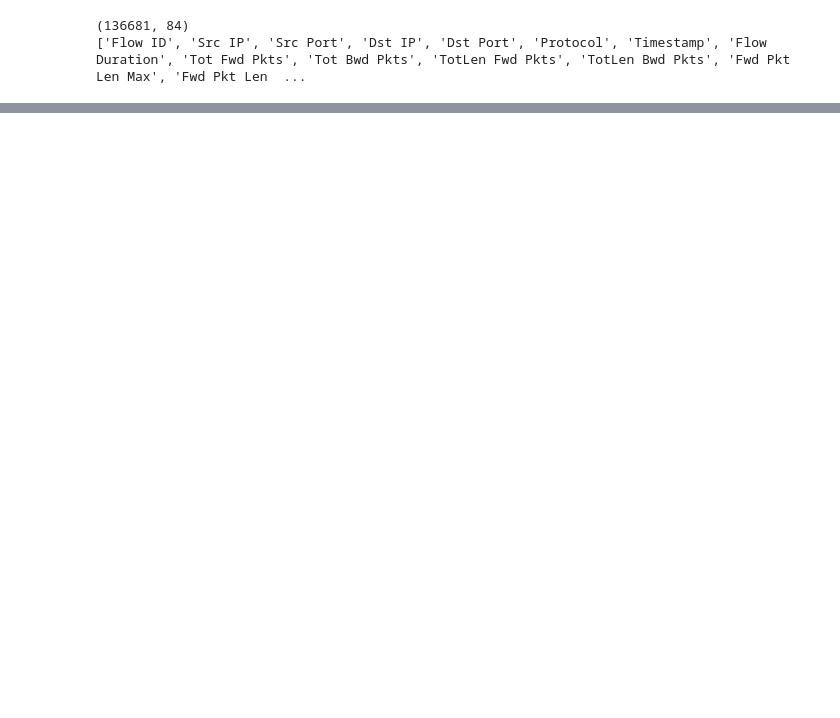
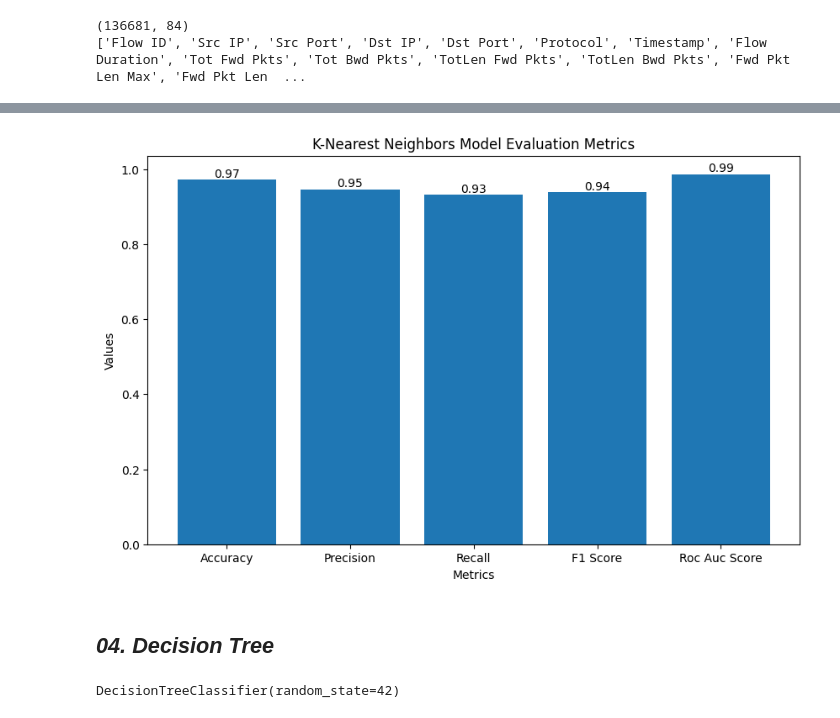
Before and after one commit to halimAhtasham/Network-_Intrusion_Detection---All_In_One, a Jupyter notebook: ROSIDS23_Testing_Multiple_Model.ipynb, the cells around one changed output, grey strips where cells are left out. Drawn from its saved outputs; the diff is of its cells as text; code cells hidden in the pictures; blank space fills up the shorter version.

```diff
--- a/ROSIDS23_Testing_Multiple_Model.ipynb
+++ b/ROSIDS23_Testing_Multiple_Model.ipynb
@@ -44,0 +457,4 @@ print(df.columns.tolist())
+# %%
+knn_pred = knn.predict(X_test_scaled)
+# %%
+knn_prob = knn.predict_proba(X_test_scaled)
@@ -44,0 +489,28 @@ print(df.columns.tolist())
+# %%
+plt.figure(figsize=(10,6))
+
+plt.title("K-Nearest Neighbors Model Evaluation Metrics")
+plt.xlabel("Metrics")
+plt.ylabel("Values")
+
+matrics = ["Accuracy", "Precision", "Recall", "F1 Score", "Roc Auc Score"]
+values = [
+    accuracy_score(y_test, knn_pred),
+    precision_score(y_test, knn_pred, average="macro"),
+    recall_score(y_test, knn_pred, average="macro"),
+    f1_score(y_test, knn_pred, average="macro"),
+    roc_auc_score(y_test, knn_prob, multi_class='ovr', average='macro')
+]
+
+bars = plt.bar(matrics, values)
+plt.bar_label(bars, fmt='%.2f')
+plt.show()
+# %% [output]
+[figure, added]
+# %% [markdown]
+## ***04. Decision Tree***
+# %%
+dt = DecisionTreeClassifier(random_state=42)
+dt.fit(X_train, y_train)
+# %% [output]
+DecisionTreeClassifier(random_state=42)
```
Also changed, not shown: parts of 69 cells of this notebook.
